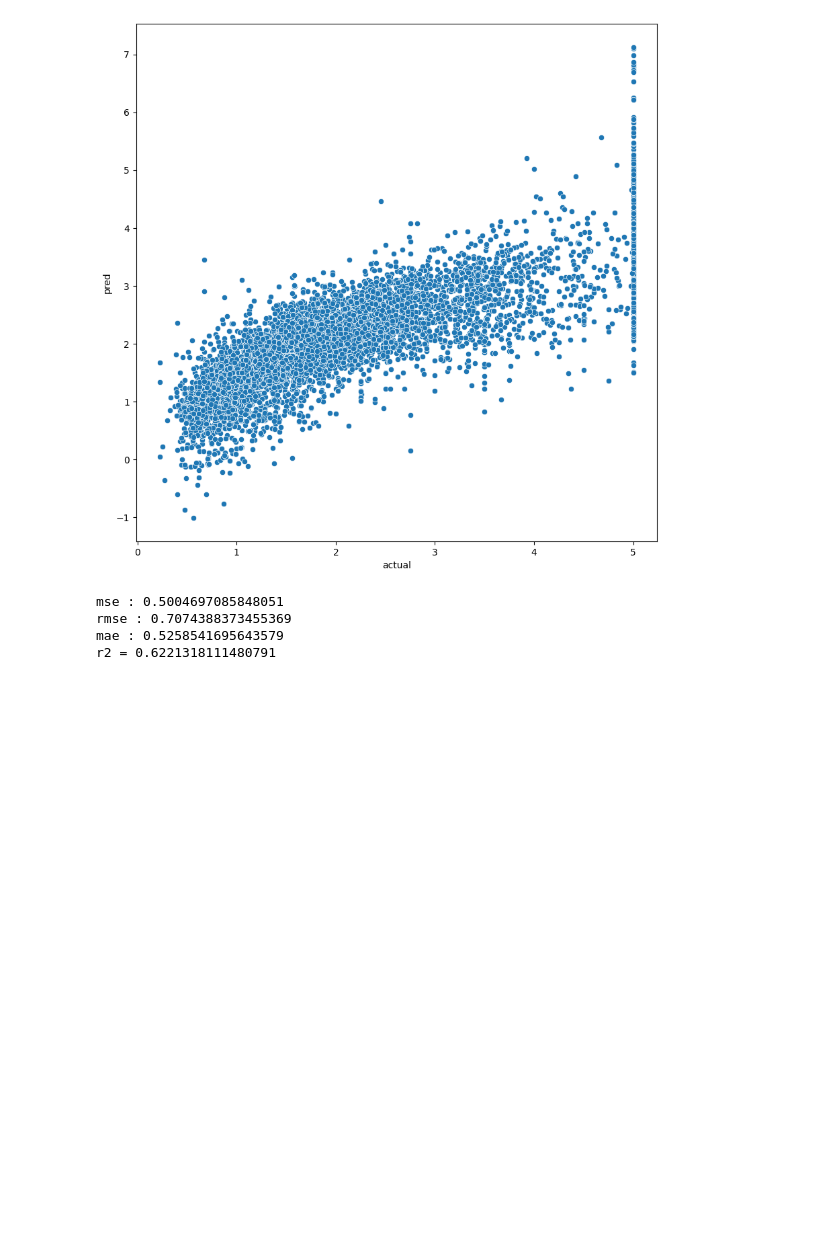
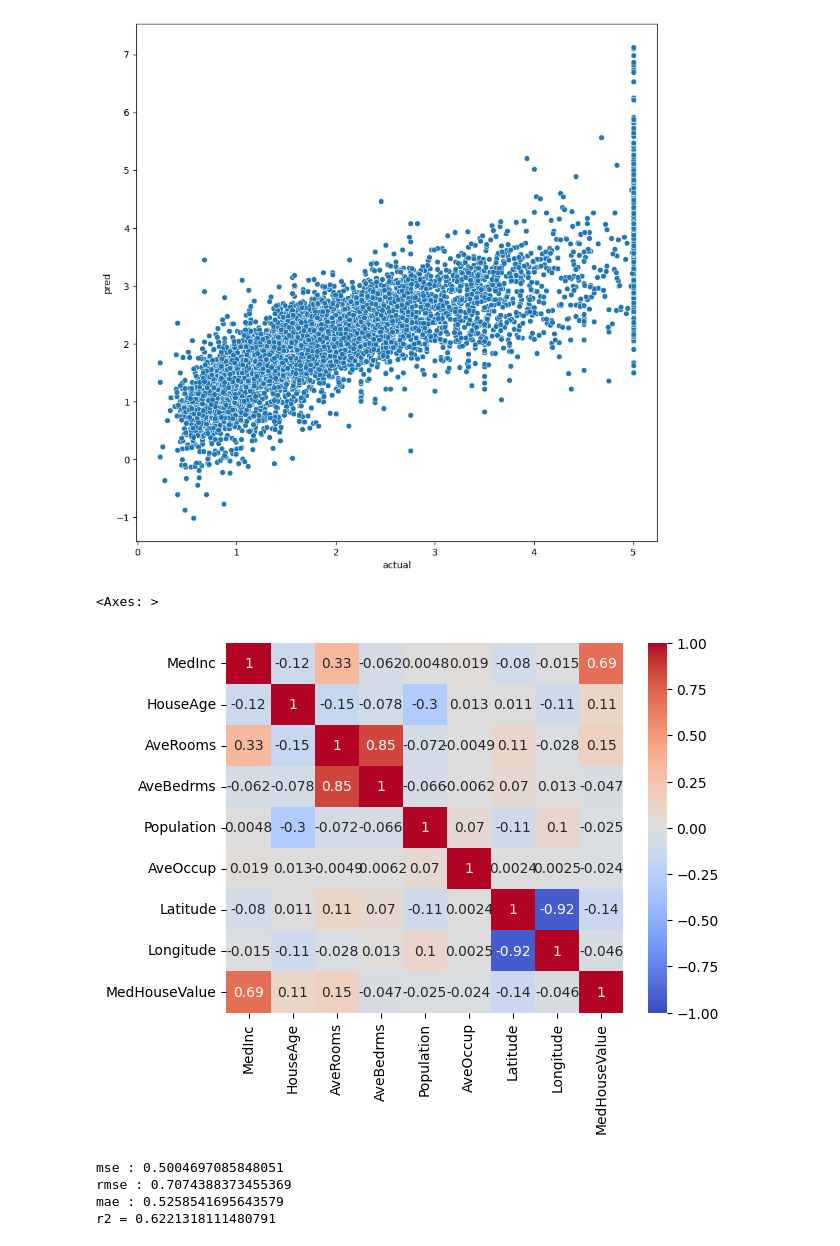
Before and after one commit to Choiwanwoo-03/MachineLearning_CodePractice, a Jupyter notebook: test01.ipynb, the cells around one changed output. Cells and saved outputs as stored; diff of their text form; code cells hidden in the pictures; blank space fills up the shorter version.

```diff
--- a/test01.ipynb
+++ b/test01.ipynb
@@ -149,6 +147,12 @@ sns.scatterplot(x = 'actual', y = 'pred', data = comparison)
 # %% [output]
 <Axes: xlabel='actual', ylabel='pred'>
 [figure]
+# %%
+# 히트맵으로 평가하기
+sns.heatmap(data.corr(), cmap = 'coolwarm', vmin = -1, vmax = 1, annot = True)
+# %% [output]
+<Axes: >
+[figure, added]
 # %%
 # 통계적 평가지표
 mse = mean_squared_error(y_test, pred)
```
Also changed, not shown: parts of 4 cells of this notebook.
